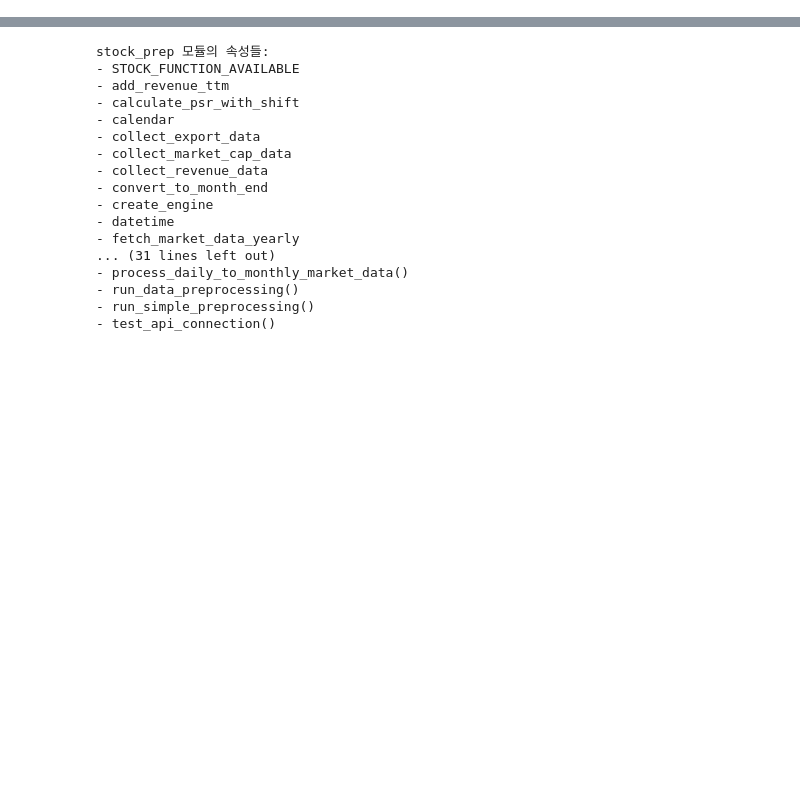
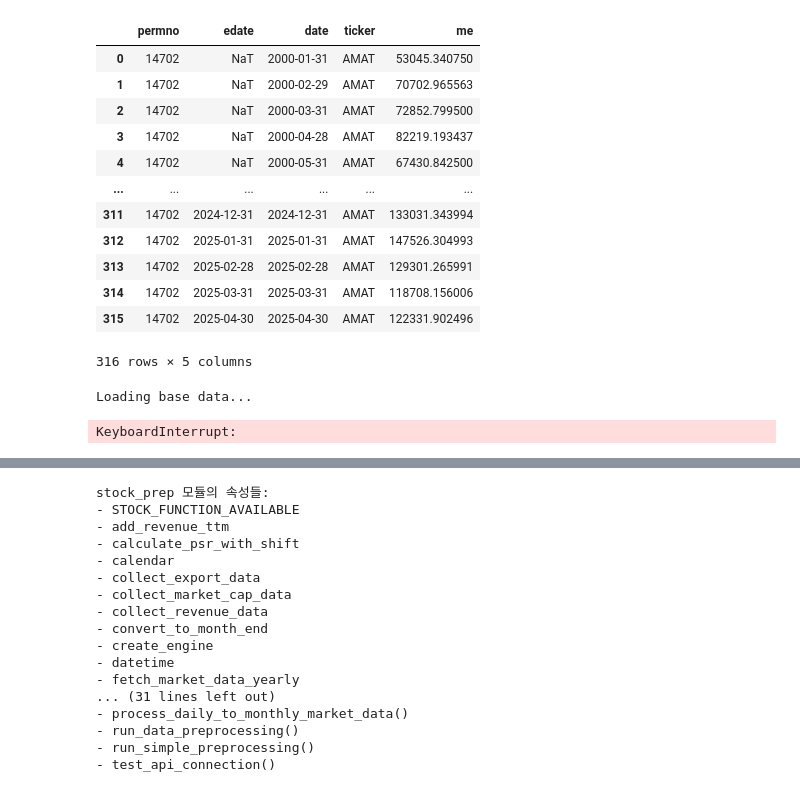
Before and after one commit to stox74/stock_forecast, a Jupyter notebook: US_Market/valuation/valuation_model_v5.ipynb, the cells around one changed output, grey strips where cells are left out. Drawn from its saved outputs; the diff is of its cells as text; code cells hidden in the pictures; blank space fills up the shorter version.

```diff
--- a/US_Market/valuation/valuation_model_v5.ipynb
+++ b/US_Market/valuation/valuation_model_v5.ipynb
@@ -580,0 +579,22 @@ es_result_data.tail(10)
+# %%
+test2
+# %% [output]
+|  | permno | edate | date | ticker | me |
+| 0 | 14702 | NaT | 2000-01-31 | AMAT | 53045.340750 |
+| 1 | 14702 | NaT | 2000-02-29 | AMAT | 70702.965563 |
+| 2 | 14702 | NaT | 2000-03-31 | AMAT | 72852.799500 |
+| 3 | 14702 | NaT | 2000-04-28 | AMAT | 82219.193437 |
+| 4 | 14702 | NaT | 2000-05-31 | AMAT | 67430.842500 |
+| ... | ... | ... | ... | ... | ... |
+| 311 | 14702 | 2024-12-31 | 2024-12-31 | AMAT | 133031.343994 |
+| 312 | 14702 | 2025-01-31 | 2025-01-31 | AMAT | 147526.304993 |
+| 313 | 14702 | 2025-02-28 | 2025-02-28 | AMAT | 129301.265991 |
+| 314 | 14702 | 2025-03-31 | 2025-03-31 | AMAT | 118708.156006 |
+| 315 | 14702 | 2025-04-30 | 2025-04-30 | AMAT | 122331.902496 |
+316 rows × 5 columns
+# %%
+print("Loading base data...")
+fundq_df = fetch_table_data(db_info, 'US_fundq')
+# %% [output]
+Loading base data...
+KeyboardInterrupt:
```
Also changed, not shown: parts of 21 cells of this notebook, 2 other files.
